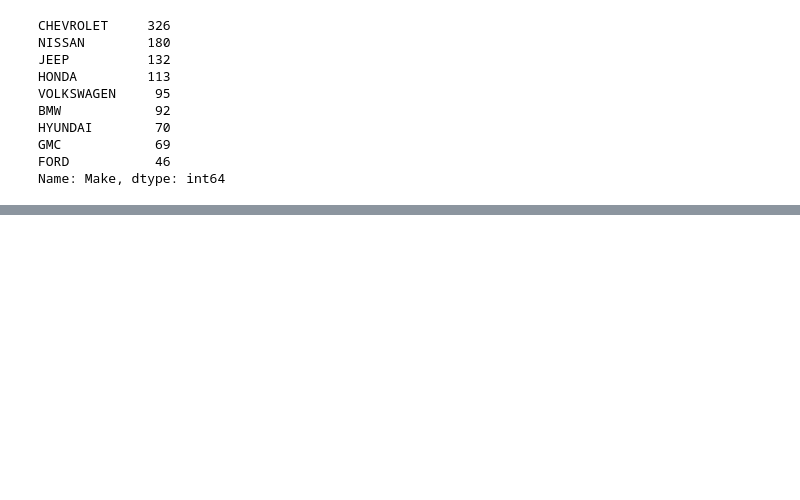
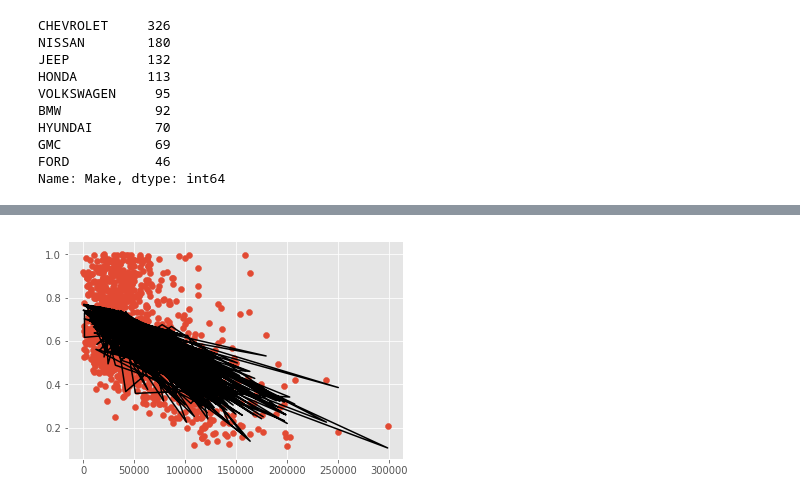
Before and after one commit to ZhuoShan/INFO370FinalProject, a Jupyter notebook: FinalPlot.ipynb, the cells around one changed output, grey strips where cells are left out. Cells and saved outputs as stored; diff of their text form; code cells hidden in the pictures; blank space fills up the shorter version.

```diff
--- a/FinalPlot.ipynb
+++ b/FinalPlot.ipynb
@@ -70,5 +109,0 @@ strong multicollinearity or other numerical problems.
-# %%
-gdpFS = FinalData['Gdp']
-gdpFS = sm.add_constant(gdpFS)
-Multi_lmGDP = sm.OLS(FinalData.DepreciationRate, gdpFS).fit()
-print(Multi_lmGDP.summary())
@@ -93,5 +109,0 @@ strong multicollinearity or other numerical problems.
-# %%
-milFS = FinalData[['Mileage', 'Gdp']]
-milFS = sm.add_constant(milFS)
-Multi_lmMIL = sm.OLS(FinalData.DepreciationRate, milFS).fit()
-print(Multi_lmMIL.summary())
@@ -116,5 +109,0 @@ strong multicollinearity or other numerical problems.
-# %%
-STFS = FinalData['Gdp']
-STFS = sm.add_constant(STFS)
-Multi_lmST = sm.OLS(FinalData.DepreciationRate, STFS).fit()
-print(Multi_lmST.summary())
@@ -215,0 +190,6 @@ plt.show()
+# %%
+plt.scatter(FinalData.Mileage,FinalData.DepreciationRate)
+plt.plot(FinalData.Mileage, Multi_lm3.predict(), c = 'black')
+plt.show()
+# %% [output]
+[figure, added]
```
Also changed, not shown: parts of 19 cells of this notebook, 14 other files.
